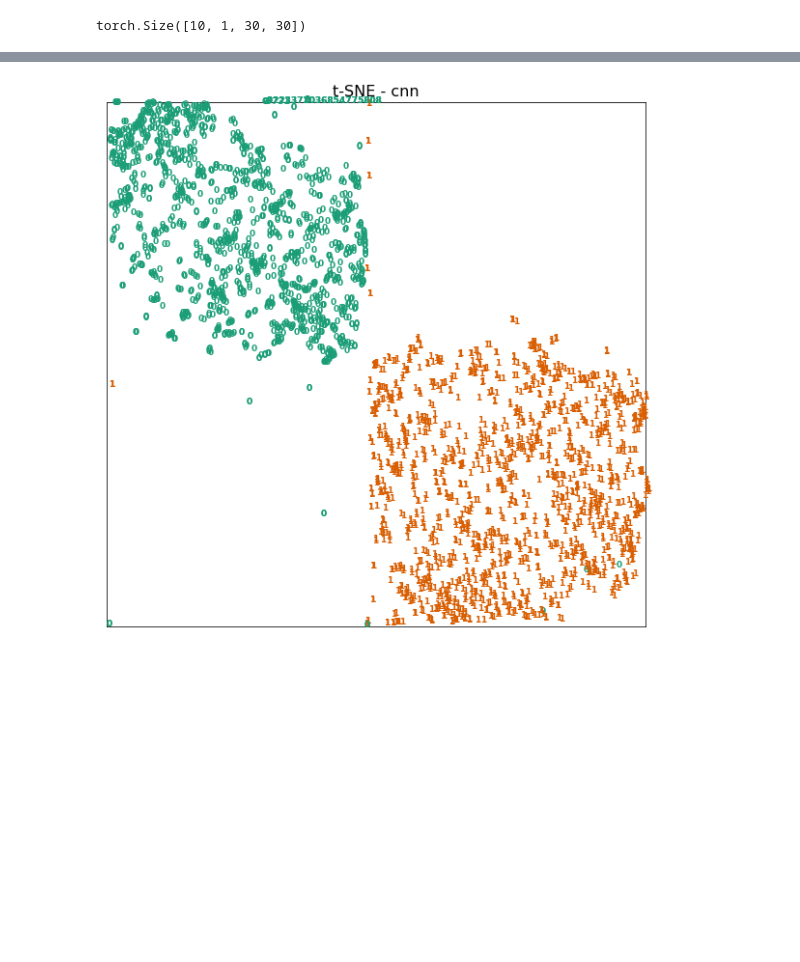
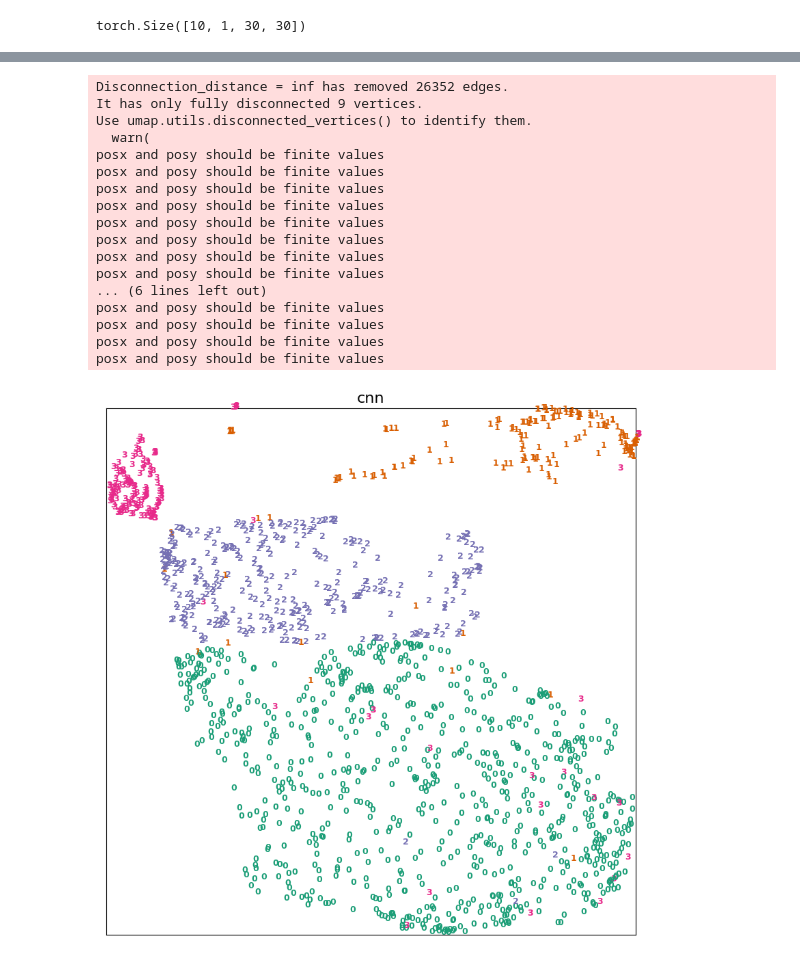
Before and after one commit to MNIKIEMA/Real-and-Fake-Face-Detection, a Jupyter notebook: real-and-fake-face.ipynb, the cells around one changed output, grey strips where cells are left out. Drawn from its saved outputs; the diff is of its cells as text; code cells hidden in the pictures; blank space fills up the shorter version.

```diff
--- a/real-and-fake-face.ipynb
+++ b/real-and-fake-face.ipynb
@@ -399,9 +402,9 @@ Train loss: 74.83052 | Test loss: 10.89020 | Test acc: 58.12%
 # %%
 sigmoid = nn.Sigmoid()
-x_test, y_test = next(iter(test_data_loader))
+x_test, y_test,_ = next(iter(test_data_loader))
 transform_ = transforms.Resize(size = (30,30))
 x_t = transform_(x_test)
-y_pred = model(x_t.squeeze().view(10,-1))
+y_pred = model_trained(x_t.squeeze().view(10,-1))
 y_test = y_test.numpy().astype(int)
 y_pred = torch.round(sigmoid(y_pred)).squeeze(1).detach().numpy().astype(int)
 x_test = x_test.squeeze().numpy()
@@ -504,7 +507,7 @@ def training_cnn_classifier(model, train_dataloader, valid_dataloader, num_epoch
         loss_current_epoch = 0
 
         # Iterate over batches using the dataloader
-        for batch_index, (images, labels) in enumerate(train_dataloader):
+        for batch_index, (images, labels,_) in enumerate(train_dataloader):
             images = transform(images).to(device)
             labels = labels.to(device)
             y_pred = model_tr(images)
@@ -540,7 +543,7 @@ def eval_cnn_classifier(model, eval_dataloader,loss_fn):
         # initialize the total and correct number of labels to compute the accuracy
         correct,loss = 0, 0
         total = 0
-        for images, labels in eval_dataloader:
+        for images, labels,_ in eval_dataloader:
             images = transform(images).to(device)
             labels = labels.to(device)
             y_predicted = model(images)
@@ -556,7 +559,7 @@ def eval_cnn_classifier(model, eval_dataloader,loss_fn):
 # %%
 model_cnn = CNN()
 model_cnn.to(device)
-num_epochs = 20
+num_epochs = 5
 learning_rate = 0.3
 loss_fn = nn.BCEWithLogitsLoss()
 model_cnn, history= training_cnn_classifier(model_cnn, train_data_loader,valid_data_loader, num_epochs,
@@ -637,12 +601,14 @@ len_dataset=len(train_data)
 transform = transforms.Resize(size = (30,30))
 images_tot = torch.empty((len_dataset, 32*49), dtype=torch.float)
 labels_im_tot = torch.empty(len_dataset, dtype=torch.float)
+labels_token = torch.empty(len_dataset, dtype=torch.float)
 model_cnn.to('cpu')
 model_cnn.eval()
 with torch.no_grad():
-    for ib, (images, labels) in enumerate(train_data_loader):
+    for ib, (images, labels,label_to_tok) in enumerate(train_data_loader):
         images = transform(images)
         indices_b = torch.arange(ib*batch_size, (ib+1)*batch_size)
+        labels_token[indices_b] = label_to_tok.float()
         labels_im_tot[indices_b] = labels.float()
         out = model_cnn(images)
         in_im_vec = activation["conv_block2"].reshape(batch_size, -1)
@@ -650,6 +616,7 @@ with torch.no_grad():
 
 images_tot = images_tot.numpy()
 labels_im_tot = labels_im_tot.numpy()
+labels_token = labels_token.numpy()
 print('Size of vectorized input images:', images_tot.shape)
 print('Size of the tensor storing labels:', labels_im_tot.shape)
 # %% [output]
@@ -663,9 +630,26 @@ plot_embeddings(X, labels_im_tot[:500], "cnn")
 # %%
-standard_embedding = umap.UMAP(random_state=42).fit_transform(images_tot[:,:],
-                                                              y=labels_im_tot[:].astype(int)
+standard_embedding = umap.UMAP(random_state=42).fit_transform(images_tot,
+                                                              y=labels_token.astype(int)
                                                              )
-plot_embeddings(standard_embedding, labels_im_tot[:], "cnn")
+plot_embeddings(standard_embedding, labels_token, "cnn")
 # %% [output]
+Disconnection_distance = inf has removed 26352 edges.
+It has only fully disconnected 9 vertices.
+Use umap.utils.disconnected_vertices() to identify them.
+  warn(
+posx and posy should be finite values
+posx and posy should be finite values
+posx and posy should be finite values
+posx and posy should be finite values
+posx and posy should be finite values
+posx and posy should be finite values
+posx and posy should be finite values
+posx and posy should be finite values
+... (6 lines left out)
+posx and posy should be finite values
+posx and posy should be finite values
+posx and posy should be finite values
+posx and posy should be finite values
-[figure, old version]
+[figure, new version]
 # %%
 sigmoid = nn.Sigmoid()
```
Also changed, not shown: parts of 21 cells of this notebook.
